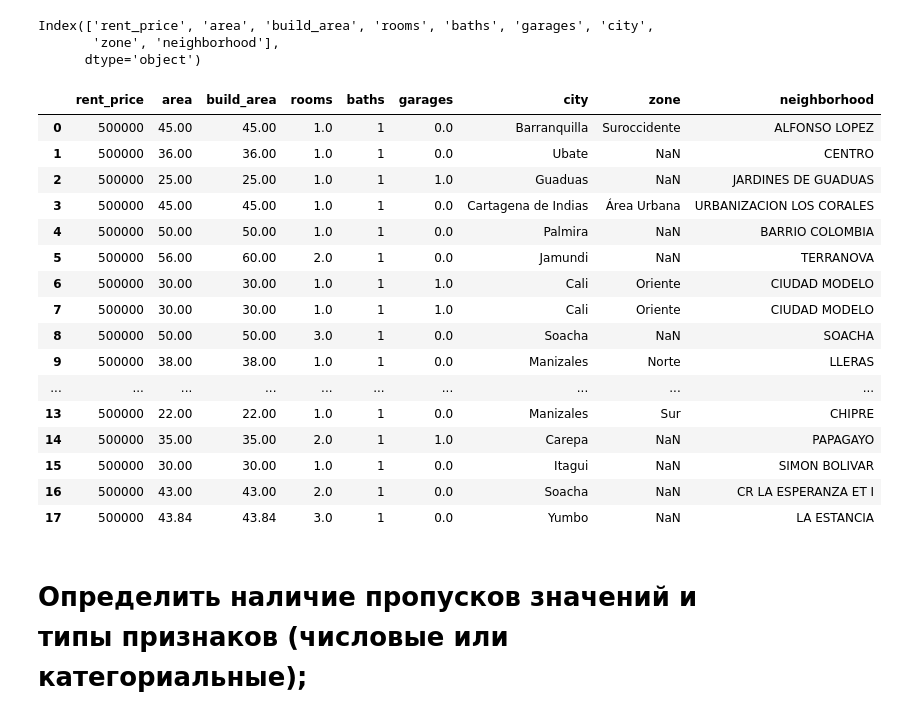
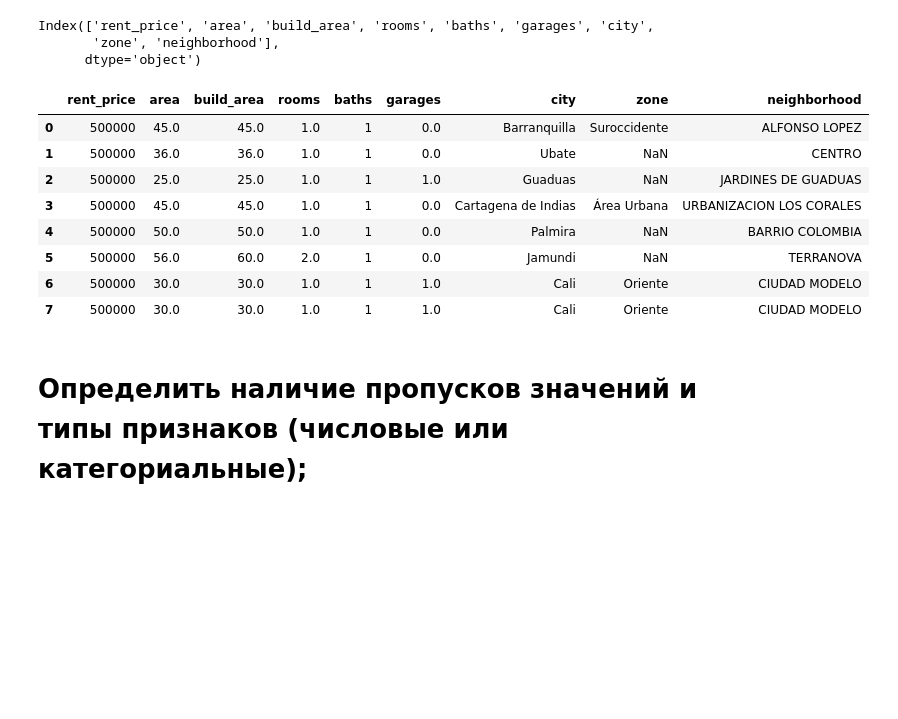
Before and after one commit to levvut/1_laba_Osnovy_II, a Jupyter notebook: 1_laba.ipynb, the cells around one changed output. Saved outputs shown, nothing was run; the diff lists cells and outputs as text; code cells hidden in the pictures; blank space fills up the shorter version.

```diff
--- a/1_laba.ipynb
+++ b/1_laba.ipynb
@@ -16,25 +15,17 @@ Index(['rent_price', 'area', 'build_area', 'rooms', 'baths', 'garages', 'city',
        'zone', 'neighborhood'],
       dtype='object')
 # %%
-cc.head(18)
+cc.head(8)
 # %% [output]
 |  | rent_price | area | build_area | rooms | baths | garages | city | zone | neighborhood |
-| 0 | 500000 | 45.00 | 45.00 | 1.0 | 1 | 0.0 | Barranquilla | Suroccidente | ALFONSO LOPEZ |
-| 1 | 500000 | 36.00 | 36.00 | 1.0 | 1 | 0.0 | Ubate | NaN | CENTRO |
-| 2 | 500000 | 25.00 | 25.00 | 1.0 | 1 | 1.0 | Guaduas | NaN | JARDINES DE GUADUAS |
-| 3 | 500000 | 45.00 | 45.00 | 1.0 | 1 | 0.0 | Cartagena de Indias | Área Urbana | URBANIZACION LOS CORALES |
-| 4 | 500000 | 50.00 | 50.00 | 1.0 | 1 | 0.0 | Palmira | NaN | BARRIO COLOMBIA |
-| 5 | 500000 | 56.00 | 60.00 | 2.0 | 1 | 0.0 | Jamundi | NaN | TERRANOVA |
-| 6 | 500000 | 30.00 | 30.00 | 1.0 | 1 | 1.0 | Cali | Oriente | CIUDAD MODELO |
-| 7 | 500000 | 30.00 | 30.00 | 1.0 | 1 | 1.0 | Cali | Oriente | CIUDAD MODELO |
-| 8 | 500000 | 50.00 | 50.00 | 3.0 | 1 | 0.0 | Soacha | NaN | SOACHA |
-| 9 | 500000 | 38.00 | 38.00 | 1.0 | 1 | 0.0 | Manizales | Norte | LLERAS |
-| ... | ... | ... | ... | ... | ... | ... | ... | ... | ... |
-| 13 | 500000 | 22.00 | 22.00 | 1.0 | 1 | 0.0 | Manizales | Sur | CHIPRE |
-| 14 | 500000 | 35.00 | 35.00 | 2.0 | 1 | 1.0 | Carepa | NaN | PAPAGAYO |
-| 15 | 500000 | 30.00 | 30.00 | 1.0 | 1 | 0.0 | Itagui | NaN | SIMON BOLIVAR |
-| 16 | 500000 | 43.00 | 43.00 | 2.0 | 1 | 0.0 | Soacha | NaN | CR LA ESPERANZA ET I |
-| 17 | 500000 | 43.84 | 43.84 | 3.0 | 1 | 0.0 | Yumbo | NaN | LA ESTANCIA |
+| 0 | 500000 | 45.0 | 45.0 | 1.0 | 1 | 0.0 | Barranquilla | Suroccidente | ALFONSO LOPEZ |
+| 1 | 500000 | 36.0 | 36.0 | 1.0 | 1 | 0.0 | Ubate | NaN | CENTRO |
+| 2 | 500000 | 25.0 | 25.0 | 1.0 | 1 | 1.0 | Guaduas | NaN | JARDINES DE GUADUAS |
+| 3 | 500000 | 45.0 | 45.0 | 1.0 | 1 | 0.0 | Cartagena de Indias | Área Urbana | URBANIZACION LOS CORALES |
+| 4 | 500000 | 50.0 | 50.0 | 1.0 | 1 | 0.0 | Palmira | NaN | BARRIO COLOMBIA |
+| 5 | 500000 | 56.0 | 60.0 | 2.0 | 1 | 0.0 | Jamundi | NaN | TERRANOVA |
+| 6 | 500000 | 30.0 | 30.0 | 1.0 | 1 | 1.0 | Cali | Oriente | CIUDAD MODELO |
+| 7 | 500000 | 30.0 | 30.0 | 1.0 | 1 | 1.0 | Cali | Oriente | CIUDAD MODELO |
 # %% [markdown]
 # Определить наличие пропусков значений и типы признаков (числовые или категориальные);
 # %%
```
Also changed, not shown: parts of 2 cells of this notebook.
